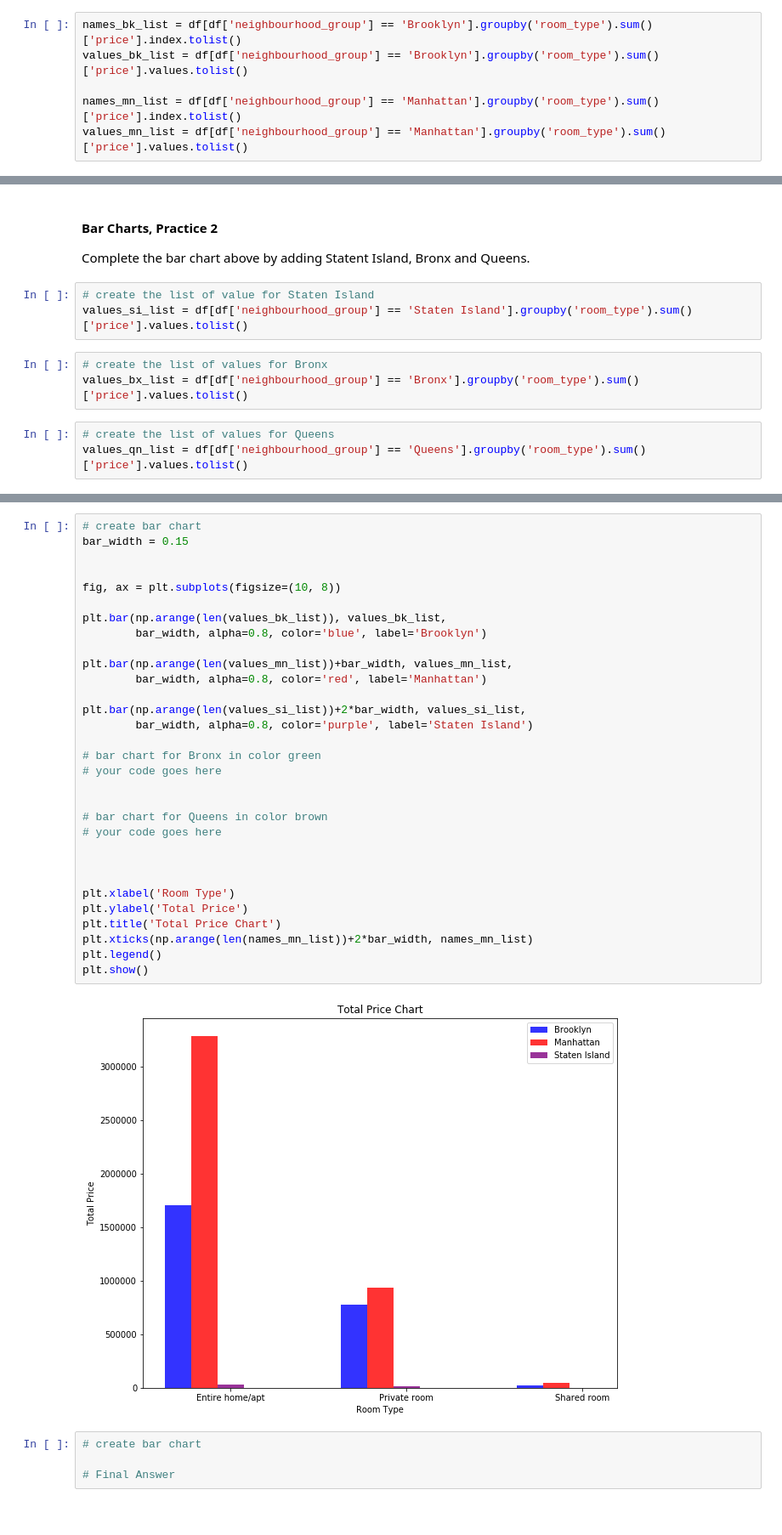
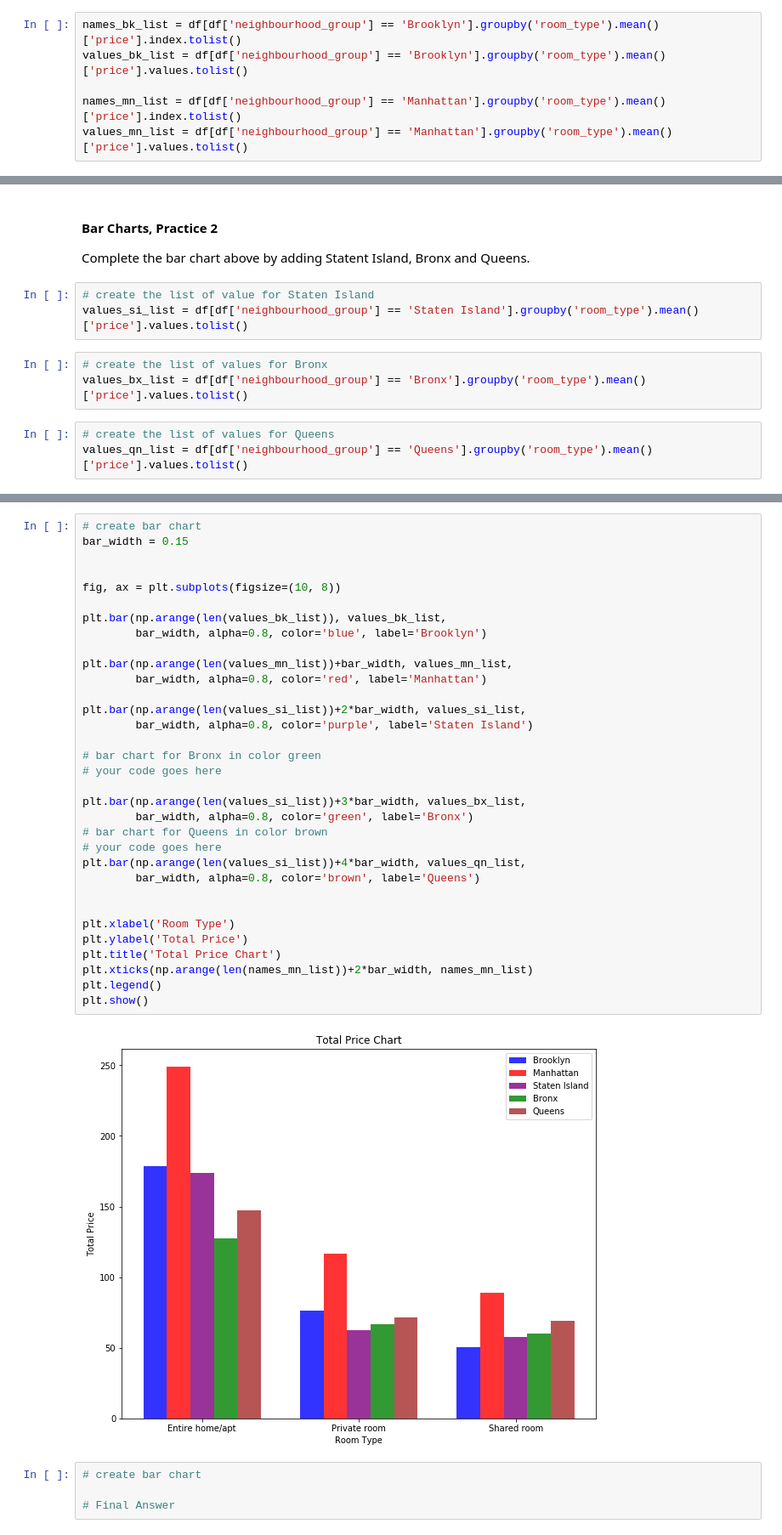
Before and after one commit to CUNYTechPrep/2020-spring-datascience, a Jupyter notebook: Week2_3.19/Exploratory Data Analysis_inClass.ipynb, the cells around one changed output, grey strips where cells are left out. Shown at 85% size. Saved outputs shown, nothing was run; the diff lists cells and outputs as text.

Commit message:
inClass
InClass notebokk , covered up to Whisker plots.

```diff
--- a/Week2_3.19/Exploratory Data Analysis.ipynb
+++ b/Week2_3.19/Exploratory Data Analysis_inClass.ipynb
@@ -300,8 +386,8 @@ Similarly we can creqte bar charts that have more information than the one we ju
 
 #### Bar Charts, Example 2
 # %%
-names_bk_list = df[df['neighbourhood_group'] == 'Brooklyn'].groupby('room_type').sum()['price'].index.tolist()
-values_bk_list = df[df['neighbourhood_group'] == 'Brooklyn'].groupby('room_type').sum()['price'].values.tolist()
+names_bk_list = df[df['neighbourhood_group'] == 'Brooklyn'].groupby('room_type').mean()['price'].index.tolist()
+values_bk_list = df[df['neighbourhood_group'] == 'Brooklyn'].groupby('room_type').mean()['price'].values.tolist()
 
-names_mn_list = df[df['neighbourhood_group'] == 'Manhattan'].groupby('room_type').sum()['price'].index.tolist()
-values_mn_list = df[df['neighbourhood_group'] == 'Manhattan'].groupby('room_type').sum()['price'].values.tolist()
+names_mn_list = df[df['neighbourhood_group'] == 'Manhattan'].groupby('room_type').mean()['price'].index.tolist()
+values_mn_list = df[df['neighbourhood_group'] == 'Manhattan'].groupby('room_type').mean()['price'].values.tolist()
@@ -332,10 +426,10 @@ plt.show()
 Complete the bar chart above by adding Statent Island, Bronx and Queens.
 # %%
 # create the list of value for Staten Island
-values_si_list = df[df['neighbourhood_group'] == 'Staten Island'].groupby('room_type').sum()['price'].values.tolist()
+values_si_list = df[df['neighbourhood_group'] == 'Staten Island'].groupby('room_type').mean()['price'].values.tolist()
 # %%
 # create the list of values for Bronx
-values_bx_list = df[df['neighbourhood_group'] == 'Bronx'].groupby('room_type').sum()['price'].values.tolist()
+values_bx_list = df[df['neighbourhood_group'] == 'Bronx'].groupby('room_type').mean()['price'].values.tolist()
 # %%
 # create the list of values for Queens
-values_qn_list = df[df['neighbourhood_group'] == 'Queens'].groupby('room_type').sum()['price'].values.tolist()
+values_qn_list = df[df['neighbourhood_group'] == 'Queens'].groupby('room_type').mean()['price'].values.tolist()
@@ -342,36 +445,38 @@ values_qn_list = df[df['neighbourhood_group'] == 'Queens'].groupby('room_type').
 # %%
 # create bar chart
 bar_width = 0.15
 
 
 fig, ax = plt.subplots(figsize=(10, 8))
 
 plt.bar(np.arange(len(values_bk_list)), values_bk_list,
         bar_width, alpha=0.8, color='blue', label='Brooklyn')
 
 plt.bar(np.arange(len(values_mn_list))+bar_width, values_mn_list,
         bar_width, alpha=0.8, color='red', label='Manhattan')
 
 plt.bar(np.arange(len(values_si_list))+2*bar_width, values_si_list,
         bar_width, alpha=0.8, color='purple', label='Staten Island')
 
 # bar chart for Bronx in color green
 # your code goes here
 
-
+plt.bar(np.arange(len(values_si_list))+3*bar_width, values_bx_list,
+        bar_width, alpha=0.8, color='green', label='Bronx')
 # bar chart for Queens in color brown
 # your code goes here
-
+plt.bar(np.arange(len(values_si_list))+4*bar_width, values_qn_list,
+        bar_width, alpha=0.8, color='brown', label='Queens')
 
 
 plt.xlabel('Room Type')
 plt.ylabel('Total Price')
 plt.title('Total Price Chart')
 plt.xticks(np.arange(len(names_mn_list))+2*bar_width, names_mn_list)
 plt.legend()
 plt.show()
 # %% [output]
-[figure, old version]
+[figure, new version]
 # %%
 # create bar chart
 
```
Also changed, not shown: parts of 36 cells of this notebook.
